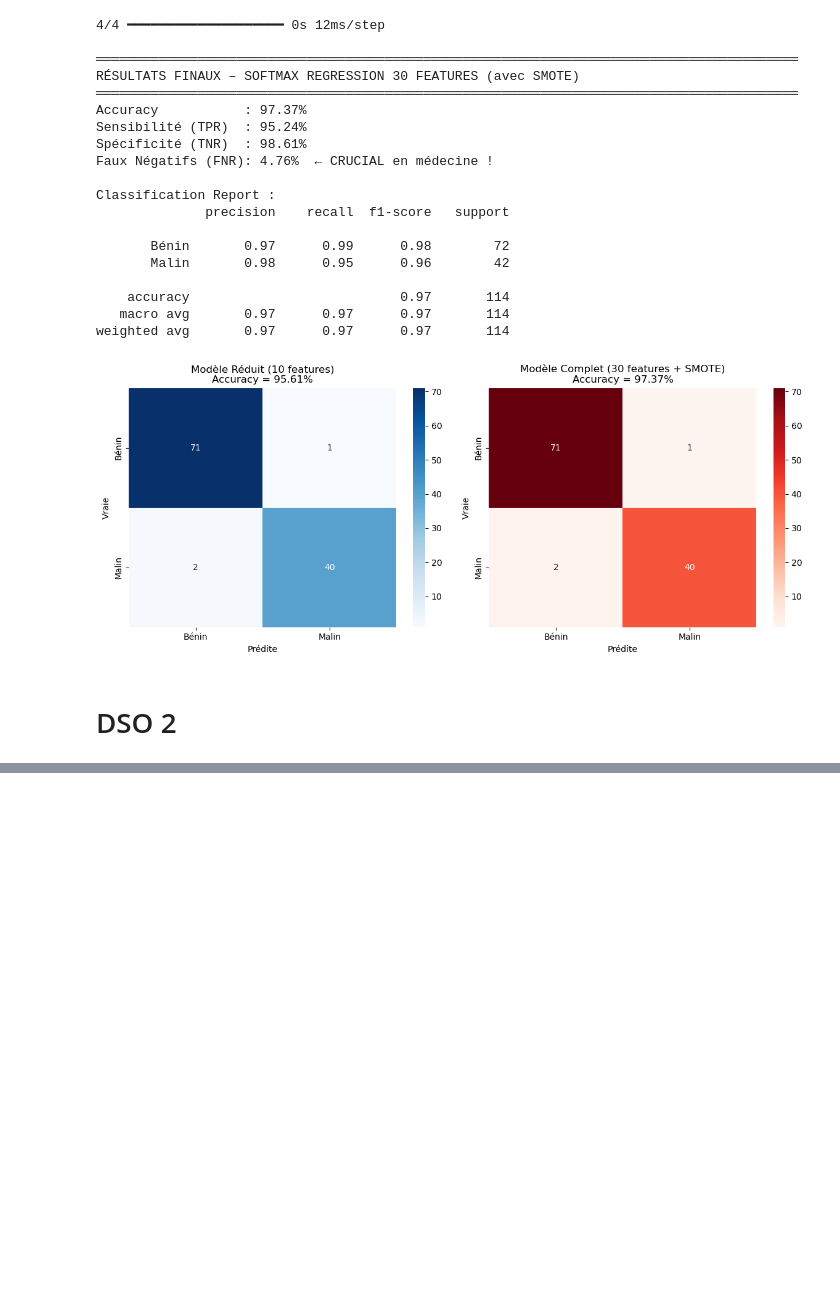
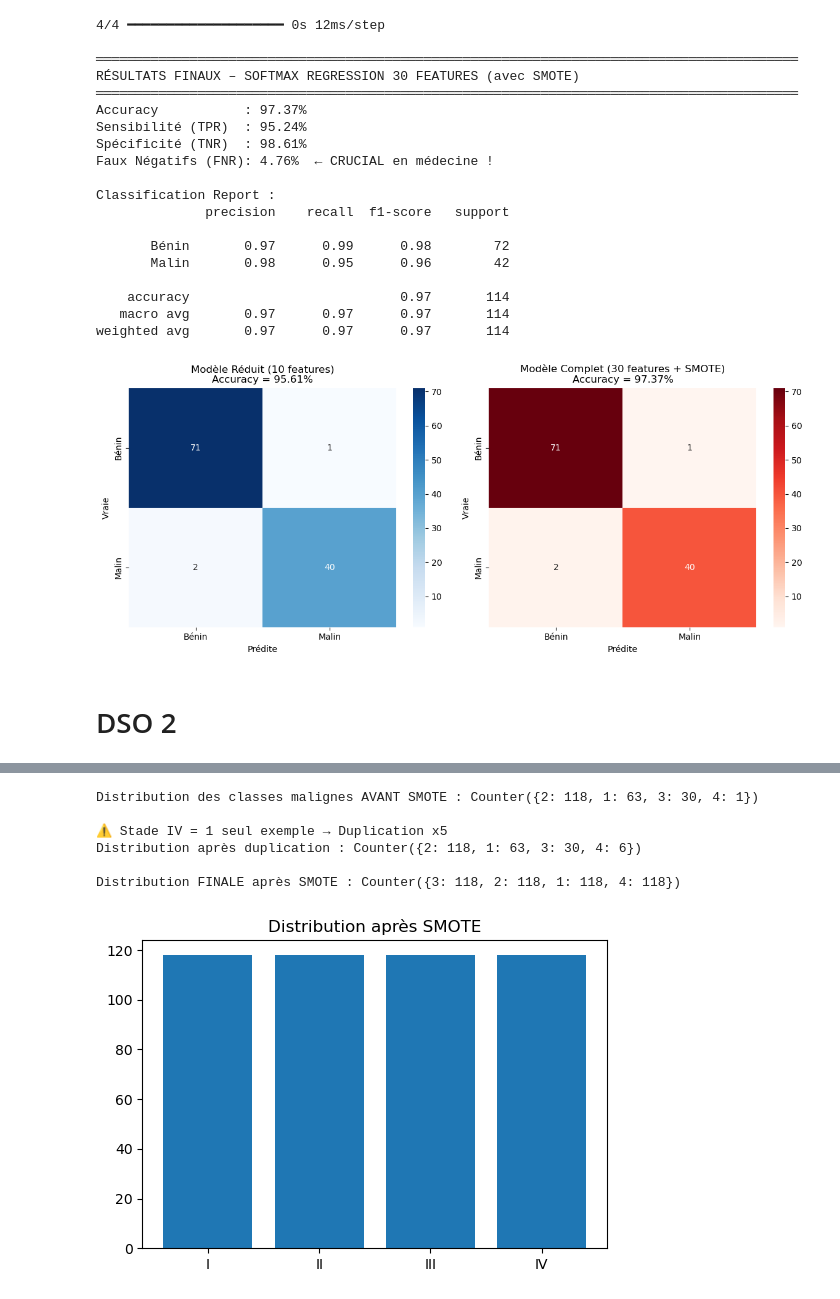
Before and after one commit to youssef060902/Algonomads_ML, a Jupyter notebook: Project.ipynb, the cells around one changed output, grey strips where cells are left out. Cells and saved outputs as stored; diff of their text form; code cells hidden in the pictures; blank space fills up the shorter version.

```diff
--- a/Project.ipynb
+++ b/Project.ipynb
@@ -568,0 +644,79 @@ weighted avg       0.97      0.97      0.97       114
+# %%
+# ----------------------------------------------------------
+# 2. EXTRACTION DES CAS MALINS UNIQUEMENT (I–IV)
+# ----------------------------------------------------------
+
+df_malign = df_final[df_final["stage_encoded"] > 0].copy()
+
+X_mal = df_malign.drop(columns=cols_to_drop + ["stage_encoded"])
+y_mal = df_malign["stage_encoded"]
+
+print("Distribution des classes malignes AVANT SMOTE :", Counter(y_mal))
+
+# ----------------------------------------------------------
+# 3. Scaling
+# ----------------------------------------------------------
+
+scaler = StandardScaler()
+X_mal_scaled = scaler.fit_transform(X_mal)
+
+# ----------------------------------------------------------
+# 4. Gestion du cas extrême : Stade IV (un seul exemple)
+# ----------------------------------------------------------
+
+if (y_mal == 4).sum() <= 1:
+    print("\n⚠️ Stade IV = 1 seul exemple → Duplication x5")
+
+    idx_iv = np.where(y_mal == 4)[0][0]
+    X_iv = X_mal_scaled[idx_iv].reshape(1, -1)
+
+    X_add = np.repeat(X_iv, 5, axis=0)
+    y_add = np.repeat(4, 5)
+
+    X_to_smote = np.vstack([X_mal_scaled, X_add])
+    y_to_smote = np.hstack([y_mal.values, y_add])
+
+else:
+    X_to_smote = X_mal_scaled
+    y_to_smote = y_mal.values
+
+print("Distribution après duplication :", Counter(y_to_smote))
+
+# ----------------------------------------------------------
+# 5. SMOTE équilibrage intelligent
+# ----------------------------------------------------------
+
+smote = SMOTE(k_neighbors=3, random_state=42)
+X_resampled, y_resampled = smote.fit_resample(X_to_smote, y_to_smote)
+
+print("\nDistribution FINALE après SMOTE :", Counter(y_resampled))
+
+plt.figure(figsize=(6,4))
+plt.bar(Counter(y_resampled).keys(), Counter(y_resampled).values())
+plt.xticks([1,2,3,4], ['I','II','III','IV'])
+plt.title("Distribution après SMOTE")
+plt.show()
+
+
+# ----------------------------------------------------------
+# 6. Train–Test Split
+# ----------------------------------------------------------
+
+X_train, X_test, y_train, y_test = train_test_split(
+    X_resampled, y_resampled,
+    test_size=0.2,
+    random_state=42,
+    shuffle=True,
+    stratify=y_resampled
+)
+
+print("Train :", X_train.shape, y_train.shape)
+print("Test  :", X_test.shape, y_test.shape)
+# %% [output]
+Distribution des classes malignes AVANT SMOTE : Counter({2: 118, 1: 63, 3: 30, 4: 1})
+
+⚠️ Stade IV = 1 seul exemple → Duplication x5
+Distribution après duplication : Counter({2: 118, 1: 63, 3: 30, 4: 6})
+
+Distribution FINALE après SMOTE : Counter({3: 118, 2: 118, 1: 118, 4: 118})
+[figure, added]
```
Also changed, not shown: parts of 8 cells of this notebook.
